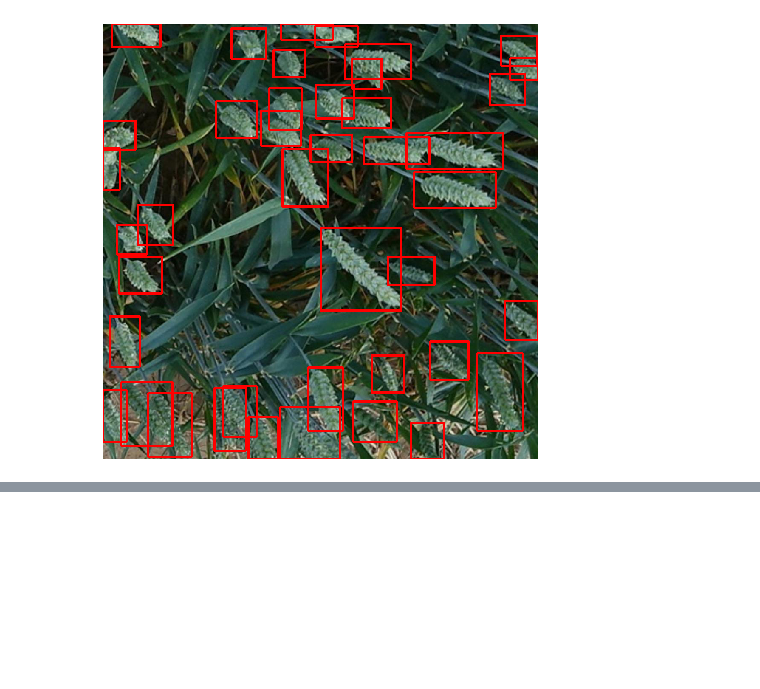
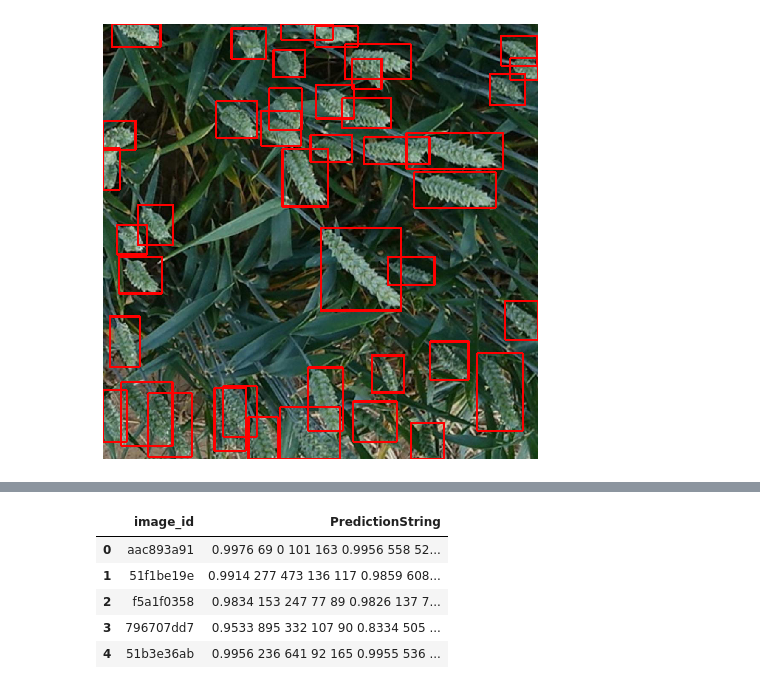
Before and after one commit to alanxzhou/wheat-detection, a Jupyter notebook: notebooks/Starter Notebook.ipynb, the cells around one changed output, grey strips where cells are left out. Drawn from its saved outputs; the diff is of its cells as text; code cells hidden in the pictures; blank space fills up the shorter version.

```diff
--- a/notebooks/Starter Notebook.ipynb
+++ b/notebooks/Starter Notebook.ipynb
@@ -342,0 +372,2 @@ outputs
+# %%
+weights_file = f'{weights_model_name}_resnet50_fpn_{num_epochs}epochs.pth'
@@ -342,0 +380,3 @@ outputs
+# %%
+model = torchvision.models.detection.fasterrcnn_resnet50_fpn(pretrained=False, pretrained_backbone=False)
+test_df = pd.read_csv(os.path.join(base_path, 'sample_submission.csv'))
@@ -342,0 +439,7 @@ outputs
+# %%
+def format_prediction_string(boxes, scores):
+    pred_strings = []
+    for j in zip(scores, boxes):
+        pred_strings.append("{0:.4f} {1} {2} {3} {4}".format(j[0], j[1][0], j[1][1], j[1][2], j[1][3]))
+
+    return " ".join(pred_strings)
@@ -342,0 +474,10 @@ outputs
+# %%
+test_df = pd.DataFrame(results, columns=['image_id', 'PredictionString'])
+test_df.head()
+# %% [output]
+|  | image_id | PredictionString |
+| 0 | aac893a91 | 0.9976 69 0 101 163 0.9956 558 52... |
+| 1 | 51f1be19e | 0.9914 277 473 136 117 0.9859 608... |
+| 2 | f5a1f0358 | 0.9834 153 247 77 89 0.9826 137 7... |
+| 3 | 796707dd7 | 0.9533 895 332 107 90 0.8334 505 ... |
+| 4 | 51b3e36ab | 0.9956 236 641 92 165 0.9955 536 ... |
```
Also changed, not shown: parts of 19 cells of this notebook.
